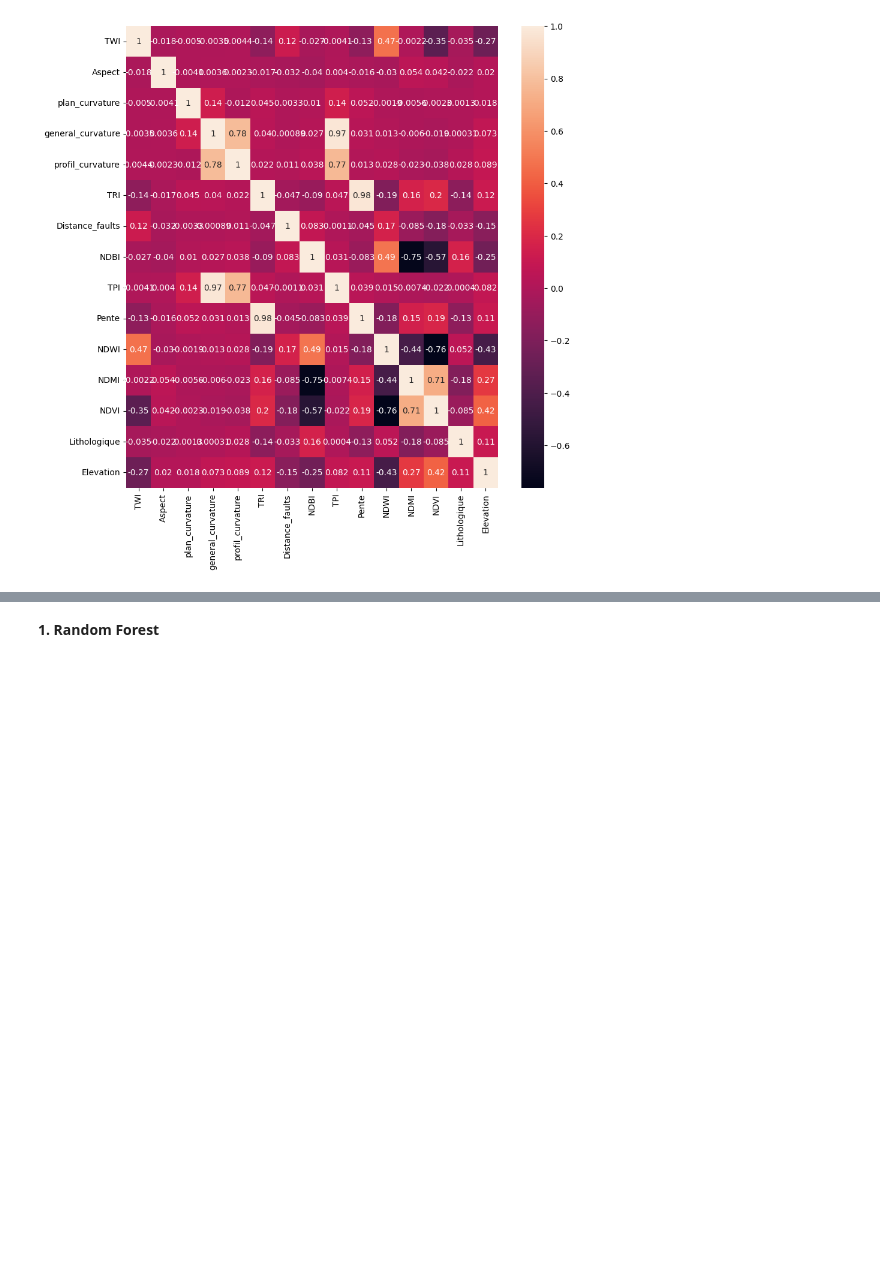
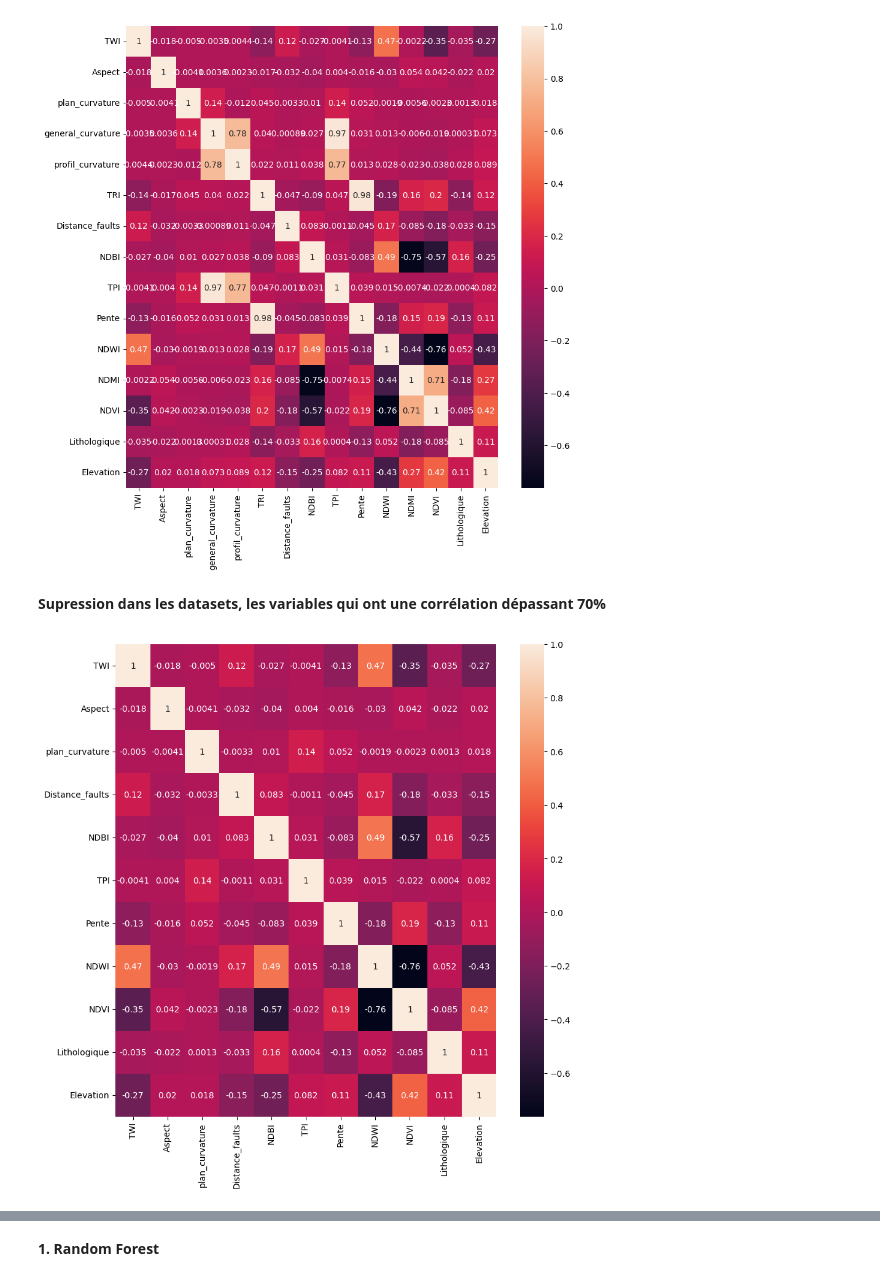
Before and after one commit to Beni25-mak/Travail_memoire_beni_nzimba, a Jupyter notebook: Analysis_01122025_ok.ipynb, the cells around one changed output, grey strips where cells are left out. Drawn from its saved outputs; the diff is of its cells as text; code cells hidden in the pictures; blank space fills up the shorter version.

```diff
--- a/Analysis_01122025_ok.ipynb
+++ b/Analysis_01122025_ok.ipynb
@@ -207,7 +207,8 @@ dtype: int64
 # %% [markdown]
 Au vu de cette visuelle, nous constatons que les données manquantes existent dans notre base des données. verifions par la suite, s'il existe des **doublons**.
 # %%
-data_compl=data_brute_considere.fillna(data_brute_considere.mean(), inplace=True)
+#data_compl=data_brute_considere.fillna(data_brute_considere.mean(), inplace=True)
+data_brute_considere.fillna(data_brute_considere.mean(), inplace=True)
 # %%
 data_brute_considere.isnull().sum()
 #data_compl.isnull().sum()
@@ -331,3 +332,19 @@ plt.savefig("correlation_heatmap.png", dpi=300, bbox_inches='tight')
 plt.show()
 # %% [output]
 [figure]
+# %% [markdown]
+**Supression dans les datasets, les variables qui ont une corrélation dépassant 70%**
+# %%
+# General_curvature;
+# Profil_curvature;
+# TRI
+# NDMI
+fig, ax = plt.subplots(figsize=(10,10)) # to resize the heatmap
+sns.heatmap(data_brute_considere.drop(["X","Y","Id","Mineralogie","general_curvature","profil_curvature","TRI","NDMI"],axis=1).corr(), annot=True, ax=ax)
+
+# Enregistrer l’image (PNG, haute résolution)
+plt.savefig("correlation_heatmap_corrigés.png", dpi=300, bbox_inches='tight')
+
+plt.show()
+# %% [output]
+[figure, added]
```
Also changed, not shown: parts of 60 cells of this notebook.
